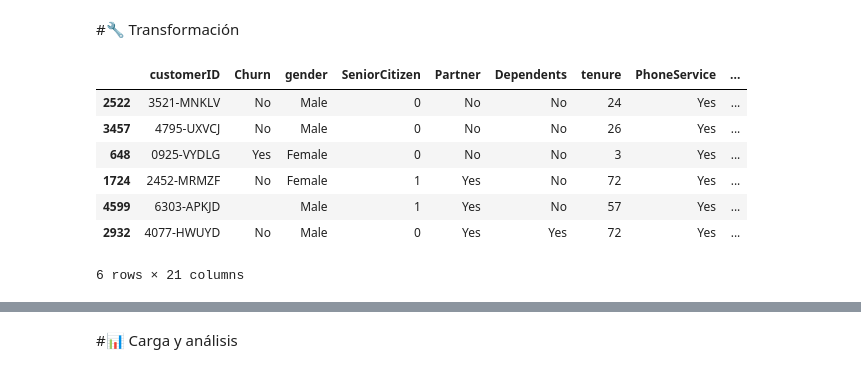
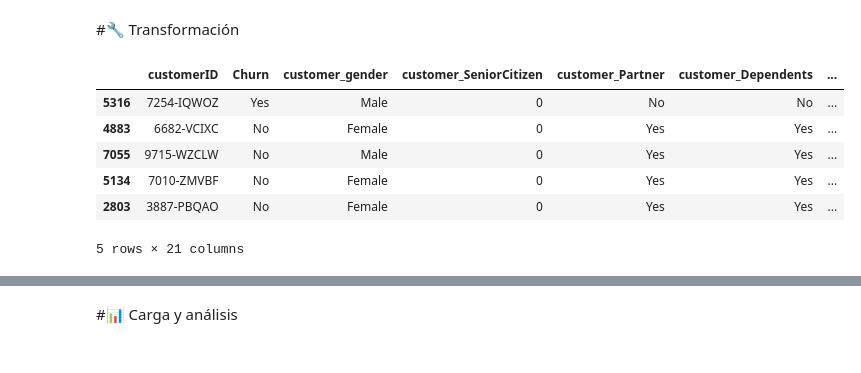
Before and after one commit to Dannydejesus/TelecomX_LATAM, a Jupyter notebook: TelecomX_LATAM_Final.ipynb, the cells around one changed output, grey strips where cells are left out. Saved outputs shown, nothing was run; the diff lists cells and outputs as text; code cells hidden in the pictures.

```diff
--- a/TelecomX_LATAM_Final.ipynb
+++ b/TelecomX_LATAM_Final.ipynb
@@ -27,4 +5,14 @@ for columna in columnas_a_normalizar:
+# %%
+# llamar los datos
+import pandas as pd
+import numpy as np
+import requests
+
+url = "https://raw.githubusercontent.com/ingridcristh/challenge2-data-science-LATAM/refs/heads/main/TelecomX_Data.json"
+response = requests.get(url)
+df = response.json()
+# %%
+data_normalizada = pd.json_normalize(df, sep='_')
 # %%
-data_normalizada = df
 data_normalizada.head()
 # %% [output]
@@ -38,13 +147,12 @@ data_normalizada.head()
 # %% [markdown]
 #🔧 Transformación
 # %%
-data_normalizada.sample(6)
+data_normalizada.sample(5)
 # %% [output]
-|  | customerID | Churn | gender | SeniorCitizen | Partner | Dependents | tenure | PhoneService | ... |
-| 2522 | 3521-MNKLV | No | Male | 0 | No | No | 24 | Yes | ... |
-| 3457 | 4795-UXVCJ | No | Male | 0 | No | No | 26 | Yes | ... |
-| 648 | 0925-VYDLG | Yes | Female | 0 | No | No | 3 | Yes | ... |
-| 1724 | 2452-MRMZF | No | Female | 1 | Yes | No | 72 | Yes | ... |
-| 4599 | 6303-APKJD |  | Male | 1 | Yes | No | 57 | Yes | ... |
-| 2932 | 4077-HWUYD | No | Male | 0 | Yes | Yes | 72 | Yes | ... |
+|  | customerID | Churn | customer_gender | customer_SeniorCitizen | customer_Partner | customer_Dependents | ... |
+| 5316 | 7254-IQWOZ | Yes | Male | 0 | No | No | ... |
+| 4883 | 6682-VCIXC | No | Female | 0 | Yes | Yes | ... |
+| 7055 | 9715-WZCLW | No | Male | 0 | Yes | Yes | ... |
+| 5134 | 7010-ZMVBF | No | Female | 0 | Yes | Yes | ... |
+| 2803 | 3887-PBQAO | No | Female | 0 | Yes | Yes | ... |
-6 rows × 21 columns
+5 rows × 21 columns
```
Also changed, not shown: parts of 38 cells of this notebook.
